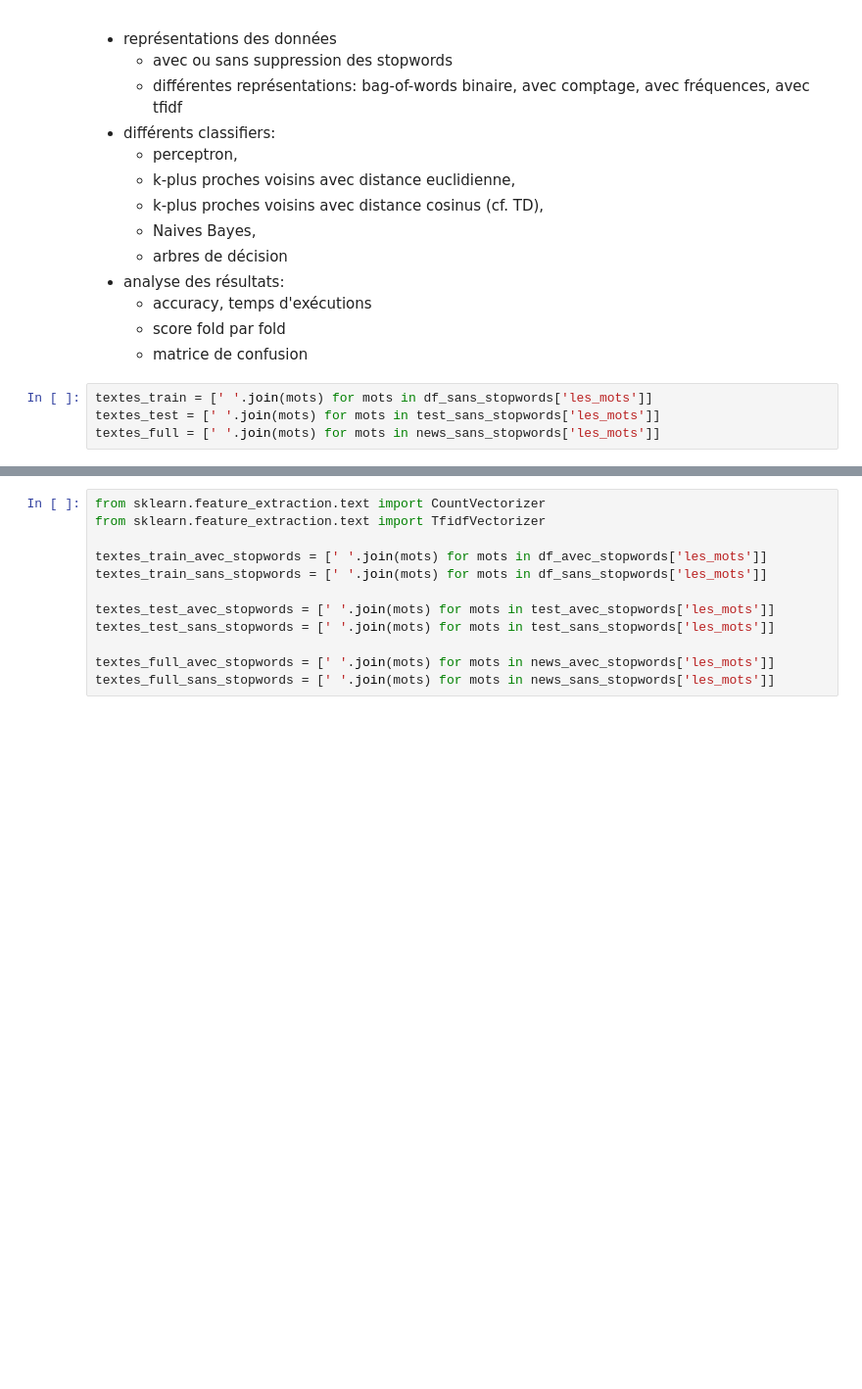
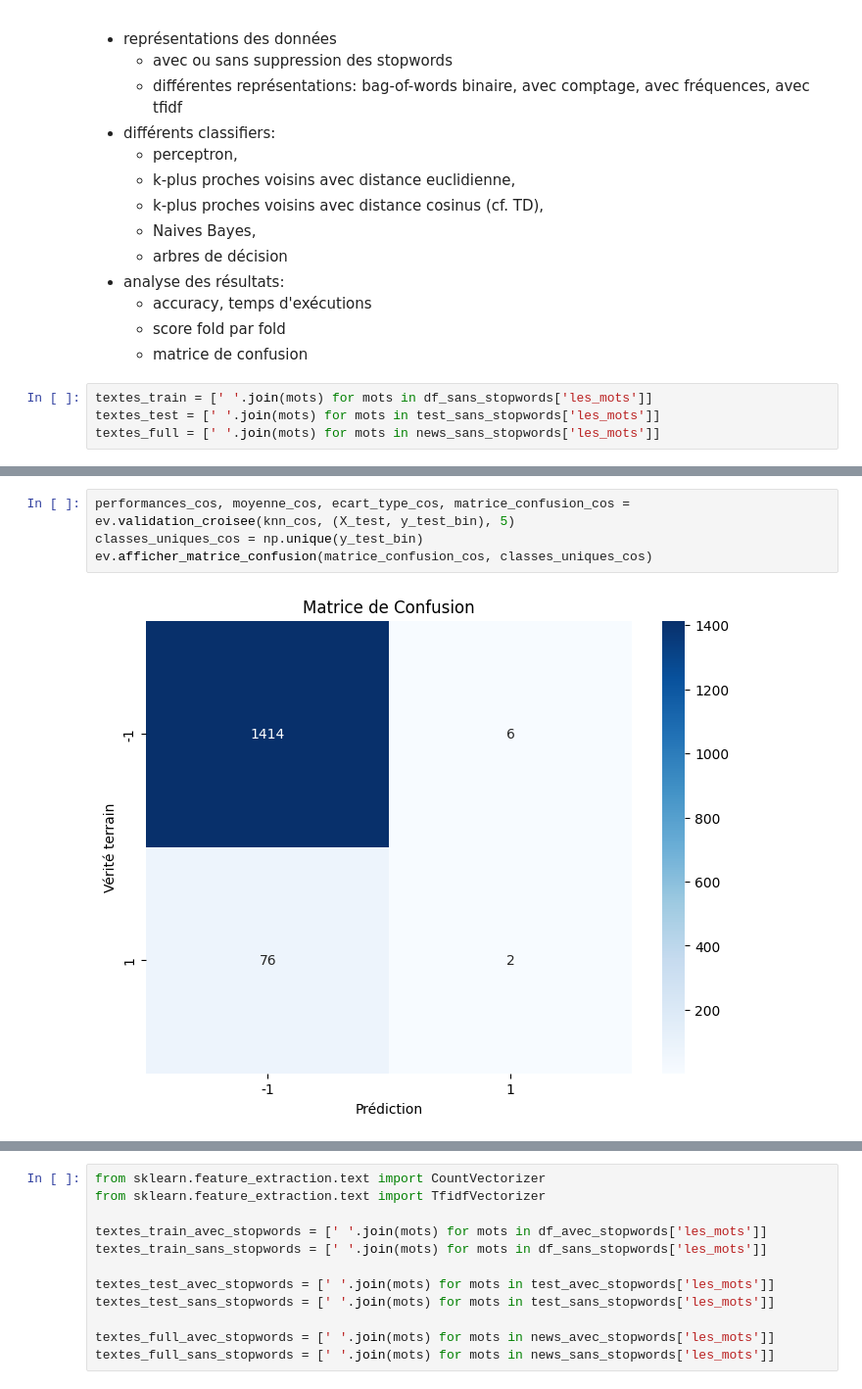
Before and after one commit to yarak4/Sciences-de-donnees, a Jupyter notebook: projet-Khamis_Nistor.ipynb, the cells around one changed output, grey strips where cells are left out. Shown: that part at 98% size. Cells and saved outputs as stored; diff of their text form; blank space fills up the shorter version.

```diff
--- a/projet-Khamis_Nistor.ipynb
+++ b/projet-Khamis_Nistor.ipynb
@@ -467,0 +393,6 @@ KeyboardInterrupt:
+# %%
+performances_cos, moyenne_cos, ecart_type_cos, matrice_confusion_cos = ev.validation_croisee(knn_cos, (X_test, y_test_bin), 5)
+classes_uniques_cos = np.unique(y_test_bin)
+ev.afficher_matrice_confusion(matrice_confusion_cos, classes_uniques_cos)
+# %% [output]
+[figure, added]
```
Also changed, not shown: parts of 48 cells of this notebook, 2 other files.
